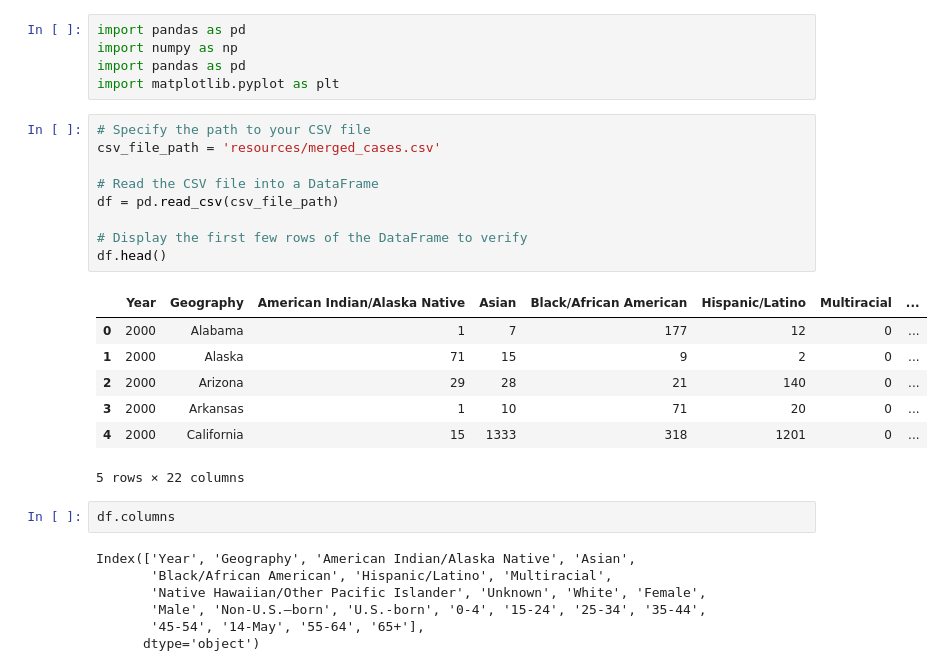
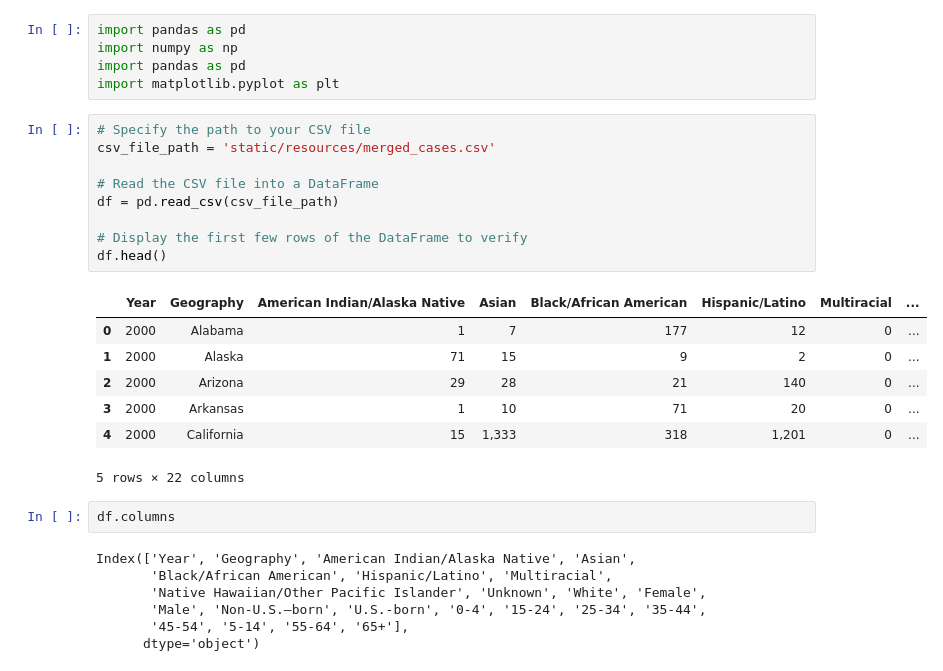
Before and after one commit to henniferkay/tbUS, a Jupyter notebook: Map/Map_TB.ipynb, the cells around one changed output. Drawn from its saved outputs; the diff is of its cells as text.

```diff
--- a/Map/Map_TB.ipynb
+++ b/Map/Map_TB.ipynb
@@ -5,20 +5,20 @@ import pandas as pd
 import matplotlib.pyplot as plt
 # %%
 # Specify the path to your CSV file
-csv_file_path = 'resources/merged_cases.csv'
+csv_file_path = 'static/resources/merged_cases.csv'
 
 # Read the CSV file into a DataFrame
 df = pd.read_csv(csv_file_path)
 
 # Display the first few rows of the DataFrame to verify
 df.head()
 # %% [output]
 |  | Year | Geography | American Indian/Alaska Native | Asian | Black/African American | Hispanic/Latino | Multiracial | ... |
 | 0 | 2000 | Alabama | 1 | 7 | 177 | 12 | 0 | ... |
 | 1 | 2000 | Alaska | 71 | 15 | 9 | 2 | 0 | ... |
 | 2 | 2000 | Arizona | 29 | 28 | 21 | 140 | 0 | ... |
 | 3 | 2000 | Arkansas | 1 | 10 | 71 | 20 | 0 | ... |
-| 4 | 2000 | California | 15 | 1333 | 318 | 1201 | 0 | ... |
+| 4 | 2000 | California | 15 | 1,333 | 318 | 1,201 | 0 | ... |
 5 rows × 22 columns
 # %%
 df.columns
@@ -27,7 +27,7 @@ Index(['Year', 'Geography', 'American Indian/Alaska Native', 'Asian',
        'Black/African American', 'Hispanic/Latino', 'Multiracial',
        'Native Hawaiian/Other Pacific Islander', 'Unknown', 'White', 'Female',
        'Male', 'Non-U.S.–born', 'U.S.-born', '0-4', '15-24', '25-34', '35-44',
-       '45-54', '14-May', '55-64', '65+'],
+       '45-54', '5-14', '55-64', '65+'],
       dtype='object')
 # %%
 # Combine 'Male' and 'Female' columns to create a new Series representing the sum
```
Also changed, not shown: parts of 3 cells of this notebook, 16 other files.
